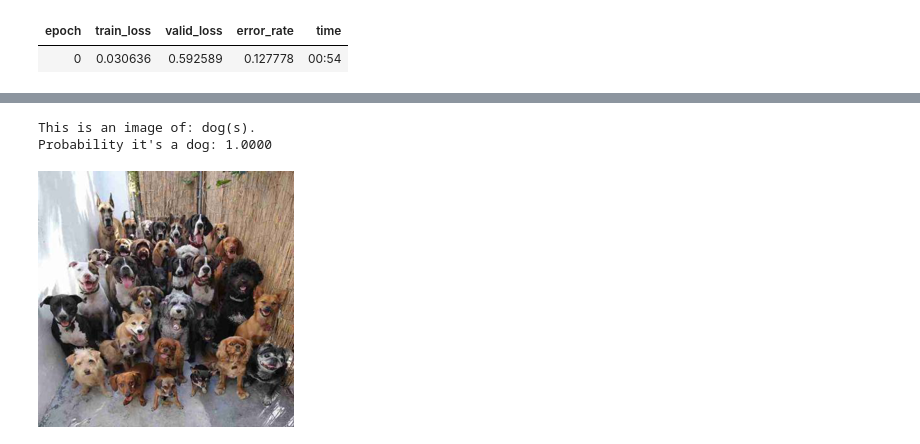
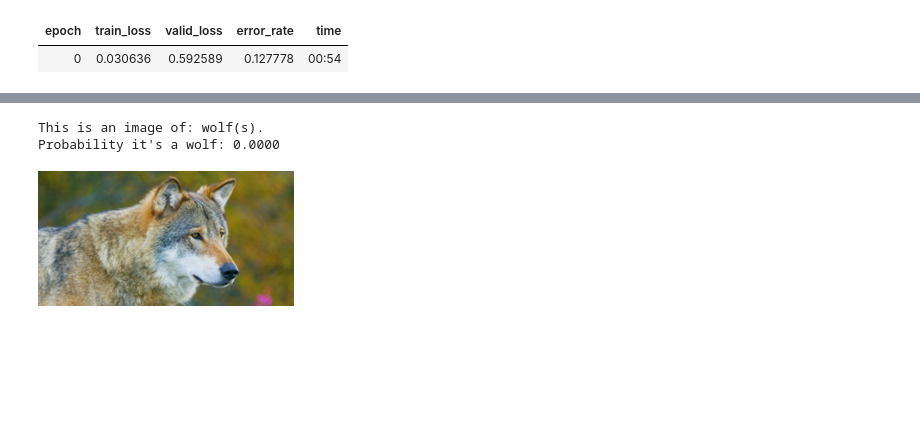
Before and after one commit to tartan-ishan/dog_wolf_fox_classifier, a Jupyter notebook: dog_wolf_fox_classifier.ipynb, the cells around one changed output, grey strips where cells are left out. Saved outputs shown, nothing was run; the diff lists cells and outputs as text; code cells hidden in the pictures; blank space fills up the shorter version.

```diff
--- a/dog_wolf_fox_classifier.ipynb
+++ b/dog_wolf_fox_classifier.ipynb
@@ -114,16 +114,16 @@ learn.fine_tune(1)
 | epoch | train_loss | valid_loss | error_rate | time |
 | 0 | 0.030636 | 0.592589 | 0.127778 | 00:54 |
 # %%
-p = r'dog_wolf_fox_classifier\dog\66cc5c1b-f063-497f-8093-35d68d802797.jpg'
+p = r'dog_wolf_fox\wolf\2ddc2007-ce7a-455a-8d4c-42bda6d76d13.png'
 is_bird,_,probs = learn.predict(PILImage.create(p))
 print(f"This is an image of: {is_bird}(s).")
-print(f"Probability it's a dog: {probs[0]:.4f}")
+print(f"Probability it's a {is_bird}: {probs[0]:.4f}")
 Image.open(p).to_thumb(256,256)
 # %% [output]
 [interactive output not drawn]
-This is an image of: dog(s).
-Probability it's a dog: 1.0000
+This is an image of: wolf(s).
+Probability it's a wolf: 0.0000
-[figure, old version]
+[figure, new version]
 # %%
 interp = ClassificationInterpretation.from_learner(learn)
 interp.plot_confusion_matrix(figsize=(5,5))
```
Also changed, not shown: parts of 5 cells of this notebook, 14 other files.
